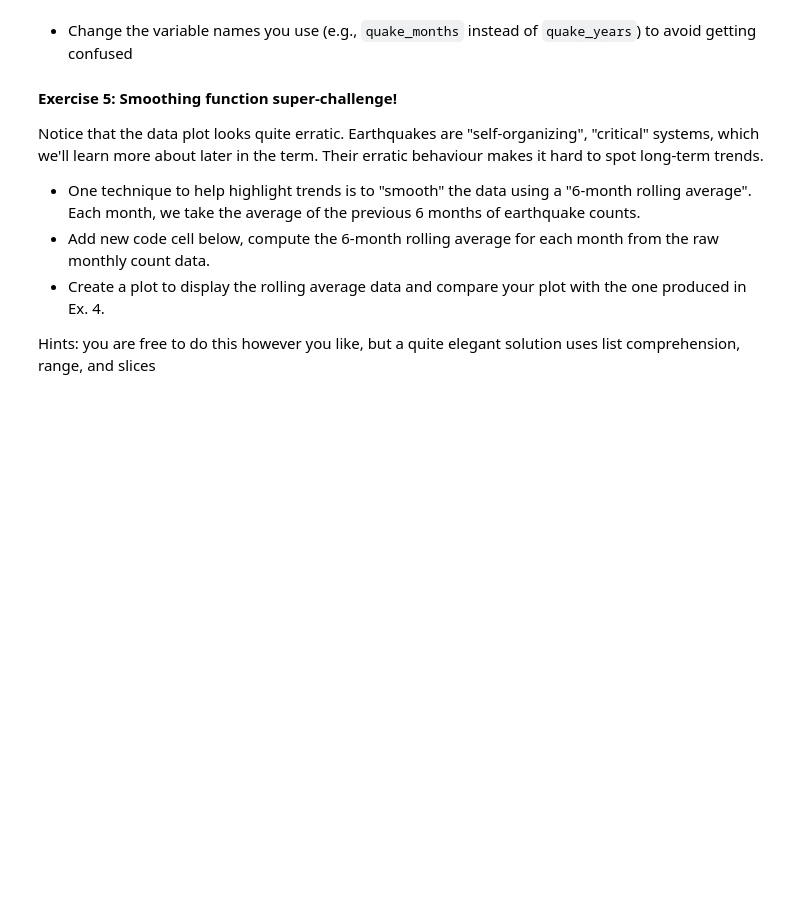
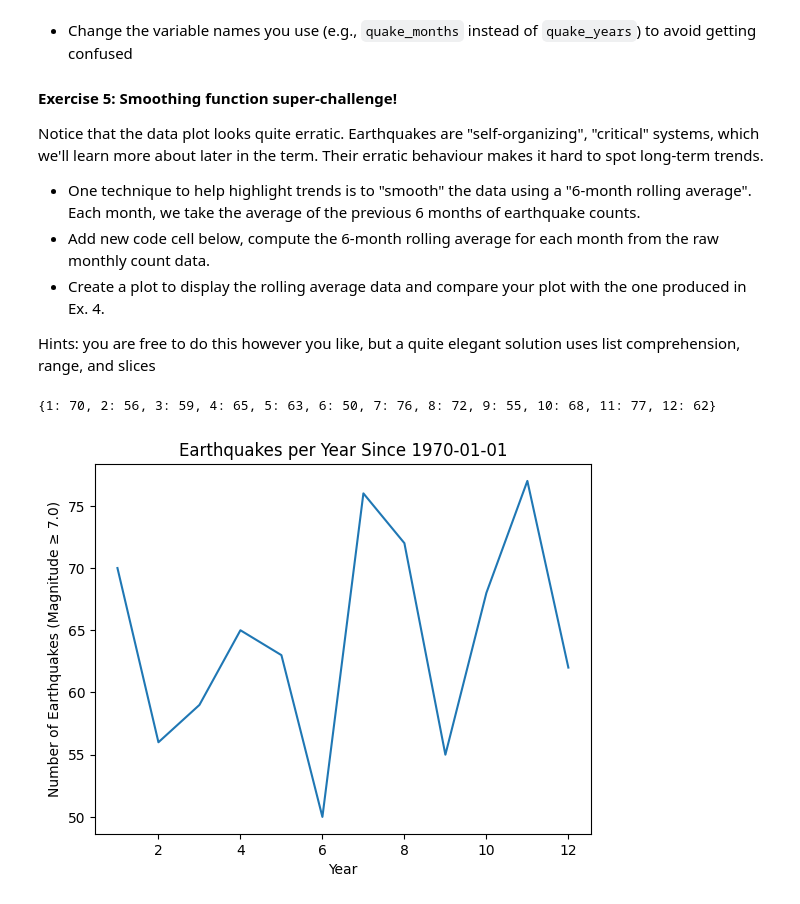
Before and after one commit to PeterSpitz/cap-comp215, a Jupyter notebook: labs/lab01-intro.ipynb, the cells around one changed output. Saved outputs shown, nothing was run; the diff lists cells and outputs as text; code cells hidden in the pictures; blank space fills up the shorter version.

```diff
--- a/labs/lab01-intro.ipynb
+++ b/labs/lab01-intro.ipynb
@@ -276,0 +281,30 @@ Each month, we take the average of the previous 6 months of earthquake counts.
+# %%
+# Ex. 4 (challenge) your code here
+
+quake_months = [(dt.year,dt.month) for dt in quake_dates]
+
+earthquake_counts = {}
+
+#fill dict with month keys
+for i in range(1,13):
+  earthquake_counts[i] = 0
+
+for quake in earthquake_list:
+  timestamp = quake['properties']['time']
+
+  timestamp = datetime.fromtimestamp(timestamp/1000)
+
+  earthquake_counts[timestamp.month] += 1
+
+print(earthquake_counts)
+# %% [output]
+{1: 70, 2: 56, 3: 59, 4: 65, 5: 63, 6: 50, 7: 76, 8: 72, 9: 55, 10: 68, 11: 77, 12: 62}
+# %%
+plt.figure()
+plt.plot(earthquake_counts.keys(), earthquake_counts.values())
+plt.xlabel("Year")
+plt.ylabel(f"Number of Earthquakes (Magnitude ≥ {params['minmagnitude']})")
+plt.title(f"Earthquakes per Year Since {params['starttime']}")
+plt.show()
+# %% [output]
+[figure, added]
```
Also changed, not shown: parts of 10 cells of this notebook.
